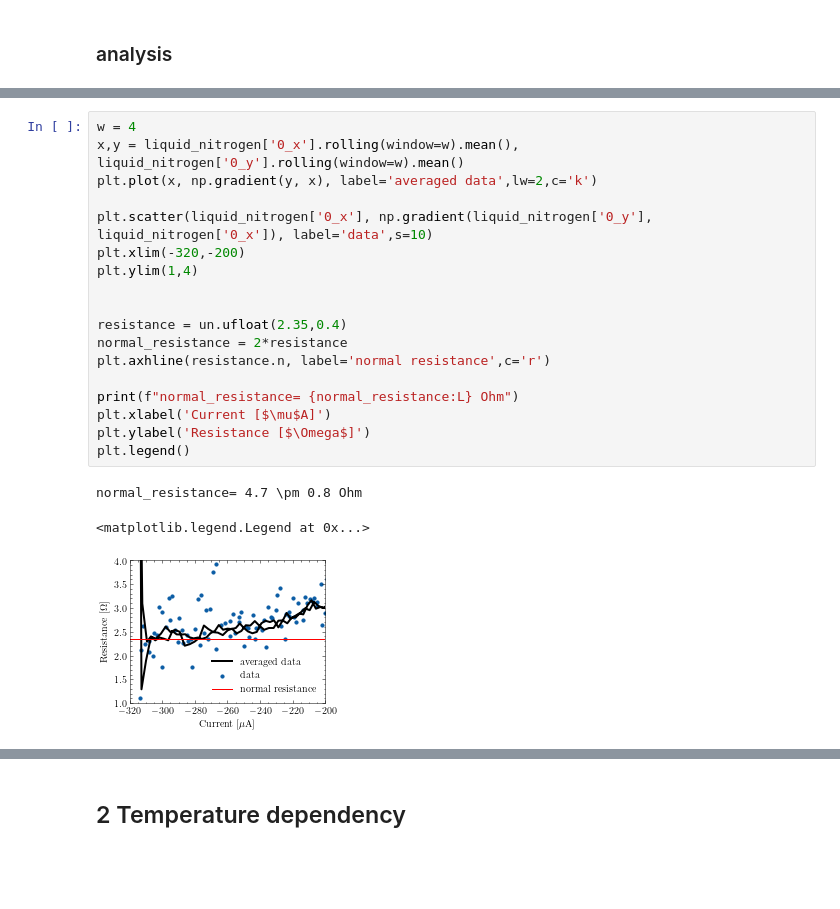
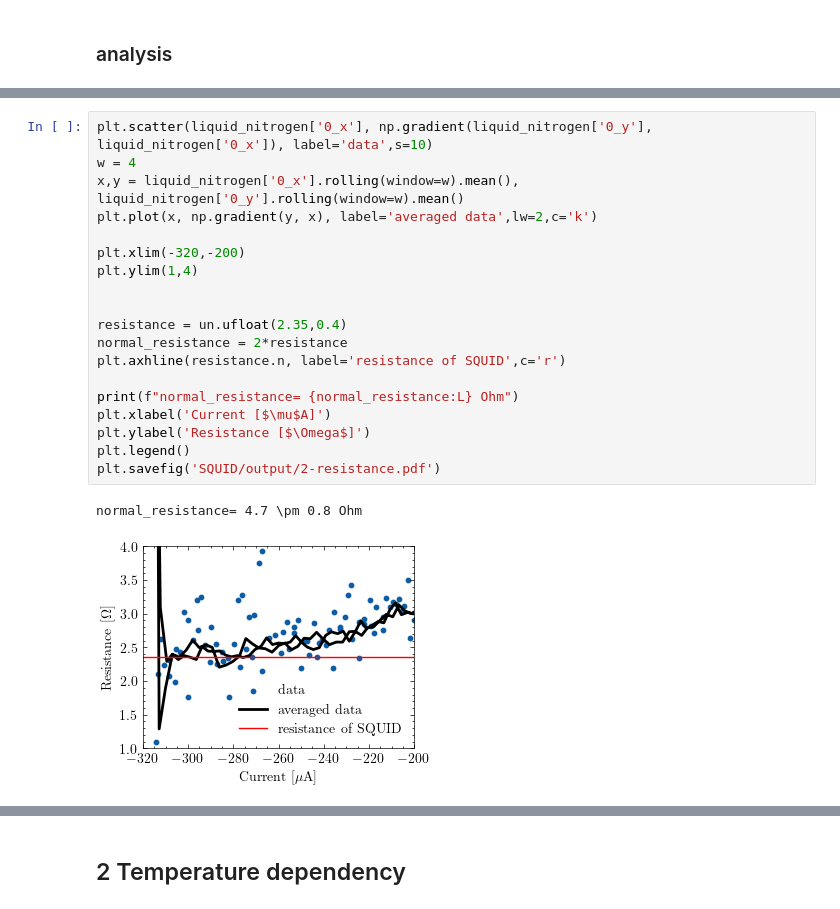
Before and after one commit to emhl/FP1, a Jupyter notebook: SQUID.ipynb, the cells around one changed output, grey strips where cells are left out. Drawn from its saved outputs; the diff is of its cells as text; blank space fills up the shorter version.

Commit message:
export plots for I_c and R_N

```diff
--- a/SQUID.ipynb
+++ b/SQUID.ipynb
@@ -186,25 +178,25 @@ I_crit= 79.4 \pm 2.0 uA
 # %%
+plt.scatter(liquid_nitrogen['0_x'], np.gradient(liquid_nitrogen['0_y'], liquid_nitrogen['0_x']), label='data',s=10)
 w = 4
 x,y = liquid_nitrogen['0_x'].rolling(window=w).mean(), liquid_nitrogen['0_y'].rolling(window=w).mean()
 plt.plot(x, np.gradient(y, x), label='averaged data',lw=2,c='k')
 
-plt.scatter(liquid_nitrogen['0_x'], np.gradient(liquid_nitrogen['0_y'], liquid_nitrogen['0_x']), label='data',s=10)
 plt.xlim(-320,-200)
 plt.ylim(1,4)
 
 
 resistance = un.ufloat(2.35,0.4)
 normal_resistance = 2*resistance
-plt.axhline(resistance.n, label='normal resistance',c='r')
+plt.axhline(resistance.n, label='resistance of SQUID',c='r')
 
 print(f"normal_resistance= {normal_resistance:L} Ohm")
 plt.xlabel('Current [$\mu$A]')
 plt.ylabel('Resistance [$\Omega$]')
 plt.legend()
+plt.savefig('SQUID/output/2-resistance.pdf')
 # %% [output]
 normal_resistance= 4.7 \pm 0.8 Ohm
-<matplotlib.legend.Legend at 0x...>
-[figure, old version]
+[figure, new version]
 # %%
 calibr_temp = [21.2+273.15, 77.15]
 calibr_volts = [403*1e-3, 985*1e-3]
```
Also changed, not shown: parts of 25 cells of this notebook, 2 other files.
